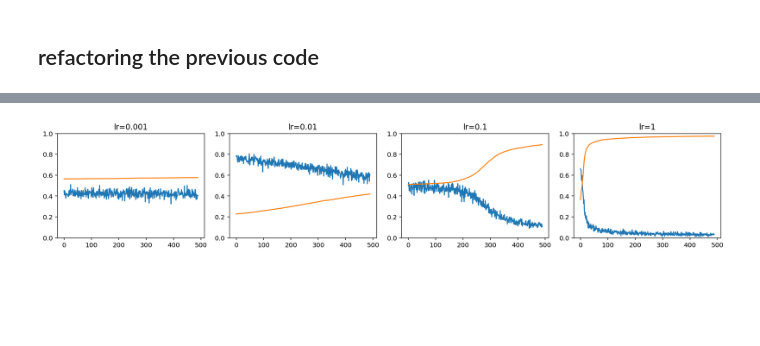
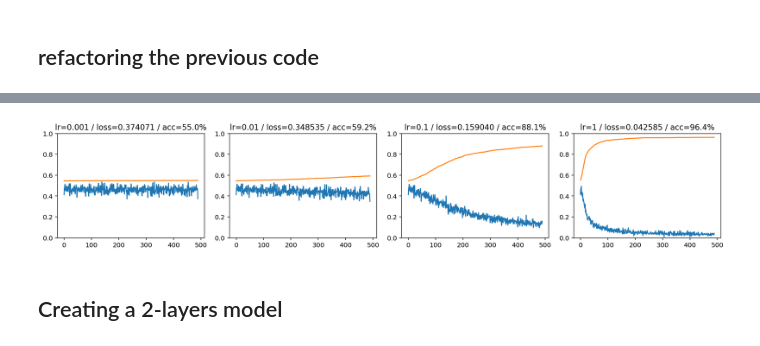
Before and after one commit to finale80/fastbook, a Jupyter notebook: notebooks/chapter04_mnist_basics.ipynb, the cells around one changed output, grey strips where cells are left out. Drawn from its saved outputs; the diff is of its cells as text; code cells hidden in the pictures; blank space fills up the shorter version.

```diff
--- a/notebooks/chapter04_mnist_basics.ipynb
+++ b/notebooks/chapter04_mnist_basics.ipynb
@@ -664,20 +679,29 @@ val_loader = DataLoader(list(zip(train_x, train_y)), bs=256, shuffle=False)
-# %%
-fig, axes = plt.subplots(nrows=1, ncols=4, figsize=(15,3))
-
-for ax, lr in zip(axes, (0.001, 0.01, 0.1, 1)):
-    params = (
-        randn_params(28*28, 1),
-        randn_params(1),
-    )
-    optim = Optimizer(params, lr=lr)
-
-    metric_loss, metric_acc = fit(train_loader, val_loader, 10, lr, optim, *params)
-
-    ax.plot(metric_loss, label='loss')
-    ax.plot(metric_acc, label='acc')
-    ax.set_ylim(0, 1)
-    ax.set_title(f'lr={lr}')
-
-plt.tight_layout()
-# %% [output]
-[figure, removed]
+# %%
+## again, this is just refactoring
+## so results are the same as before
+
+fig, axes = plt.subplots(nrows=1, ncols=4, figsize=(15,3))
+
+for ax, lr in zip(axes, (0.001, 0.01, 0.1, 1)):
+    train_loader, val_loader = get_loaders(train_x, train_y, val_x, val_y, shuffle_train=True)
+
+    # Optimizer will randomly init the params
+    # so we can set them to zero for now
+    params = (
+        torch.zeros(28*28, 1),
+        torch.zeros(1),
+    )
+    optim = Optimizer(params, lr=lr)
+
+    metric_loss, metric_acc = fit(train_loader, val_loader, 10, lr, optim, *params)
+
+    ax.plot(metric_loss, label='loss')
+    ax.plot(metric_acc, label='acc')
+    ax.set_ylim(0, 1)
+    ax.set_title(f'lr={lr} / loss={metric_loss[-1]:.6f} / acc={metric_acc[-1]*100:.1f}%')
+
+plt.tight_layout()
+# %% [output]
+[figure, added]
+# %% [markdown]
+## Creating a 2-layers model
```
Also changed, not shown: parts of 30 cells of this notebook, 1 other file.
